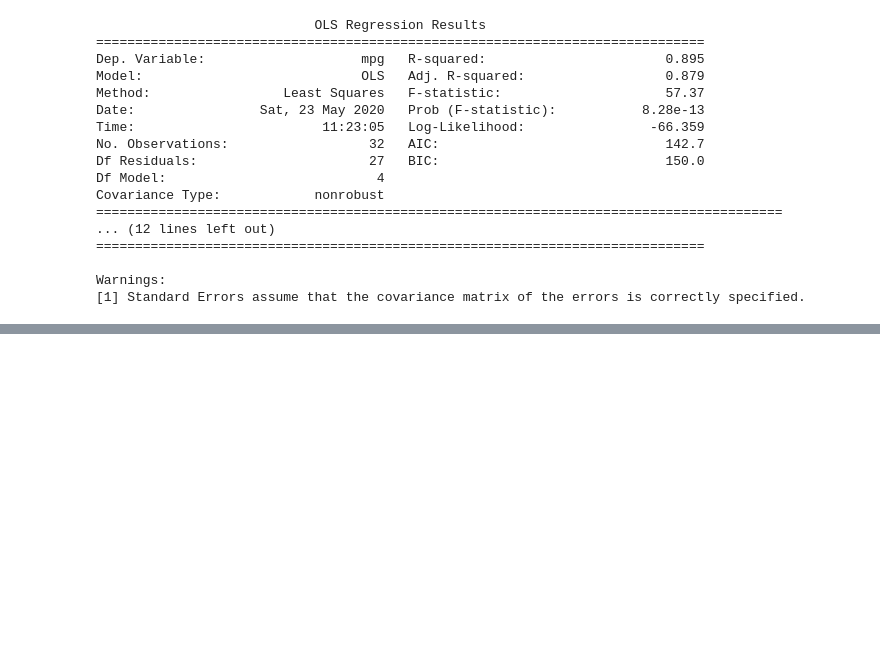
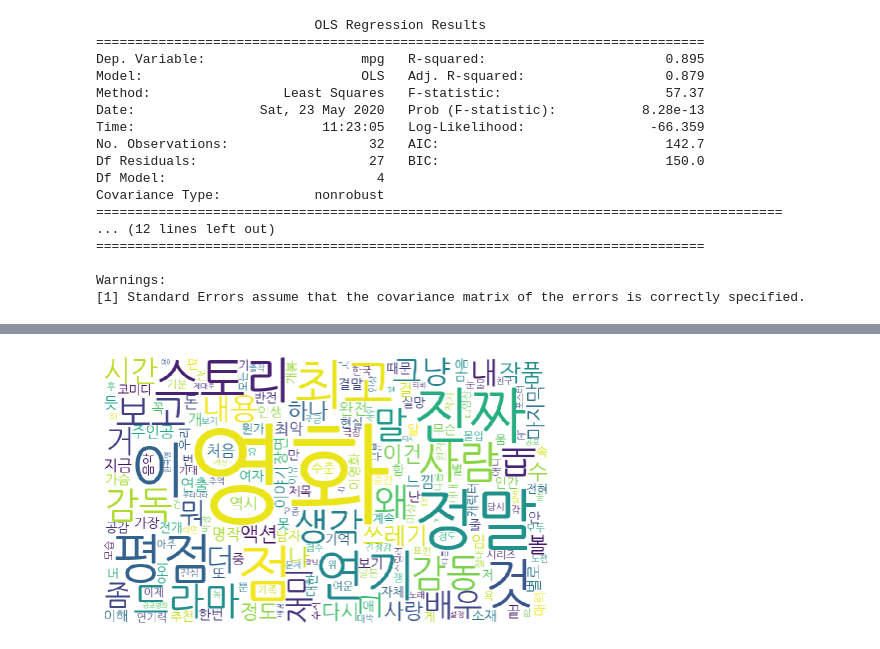
Before and after one commit to whguswls58/TIL, a Jupyter notebook: math/200523_mathclass.ipynb, the cells around one changed output, grey strips where cells are left out. Saved outputs shown, nothing was run; the diff lists cells and outputs as text; code cells hidden in the pictures; blank space fills up the shorter version.

```diff
--- a/math/200523_mathclass.ipynb
+++ b/math/200523_mathclass.ipynb
@@ -394,0 +430,8 @@ Warnings:
+# %%
+from konlpy.tag import Okt
+
+tagger = Okt()
+
+def tokenize(doc):
+    tokens = [t for t in tagger.nouns(doc)]
+    return tokens
@@ -394,0 +442,3 @@ Warnings:
+# %%
+%%time
+sentences = [tokenize(d) for d in docs[:10000]]
@@ -394,0 +447,5 @@ Warnings:
+# %%
+words = [word for sentence in sentences for word in sentence]
+# %%
+from nltk import FreqDist
+fd = FreqDist(words)
@@ -394,0 +465,9 @@ Warnings:
+# %%
+from wordcloud import WordCloud
+font_path = '/usr/share/fonts/truetype/nanum/NanumGothic.ttf'
+wc = WordCloud(width=1000, height=600, background_color="white", random_state=0, font_path=font_path)
+plt.imshow(wc.generate_from_frequencies(fd))
+plt.axis("off")
+plt.show()
+# %% [output]
+[figure, added]
```
Also changed, not shown: parts of 7 cells of this notebook, 1 other file.
